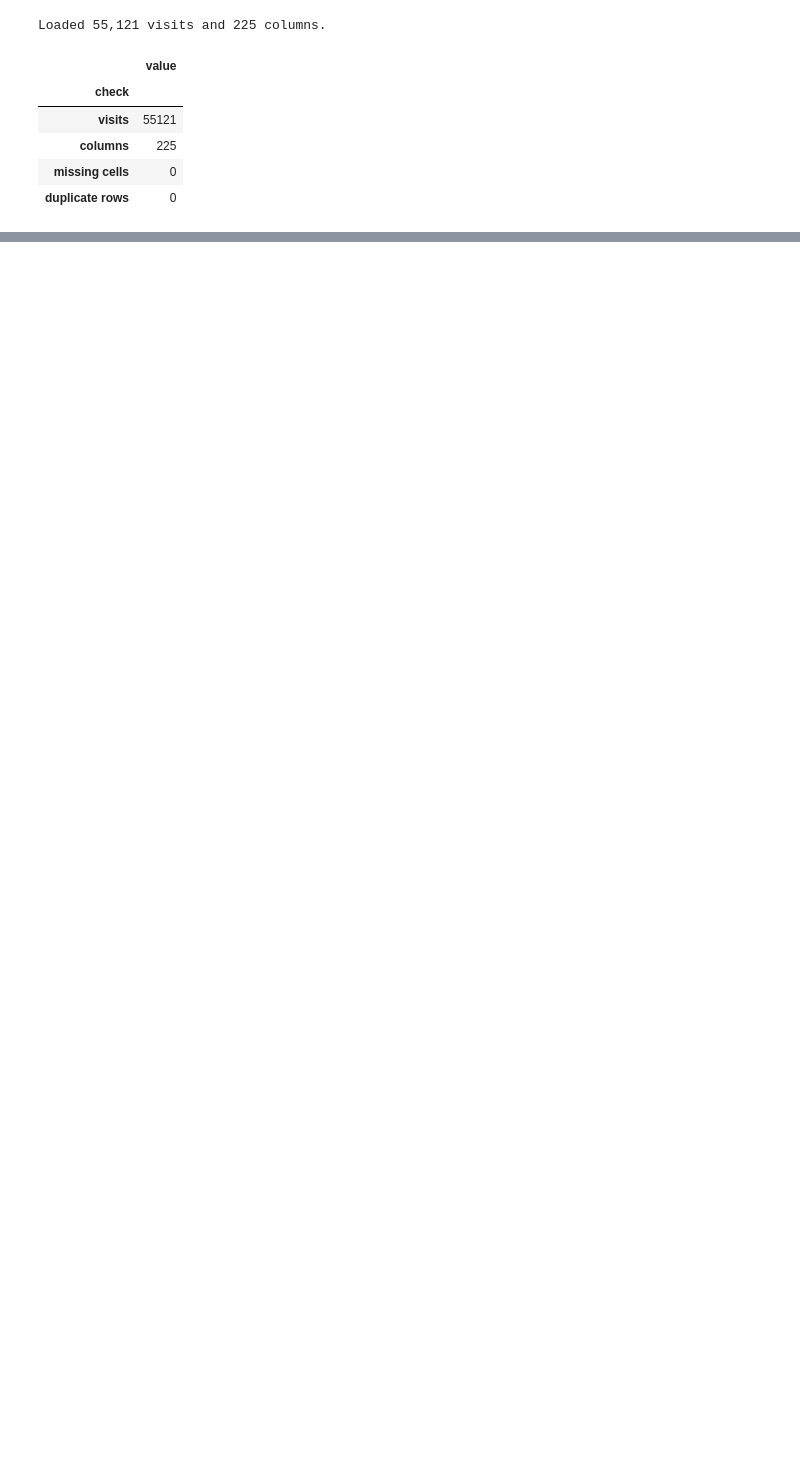
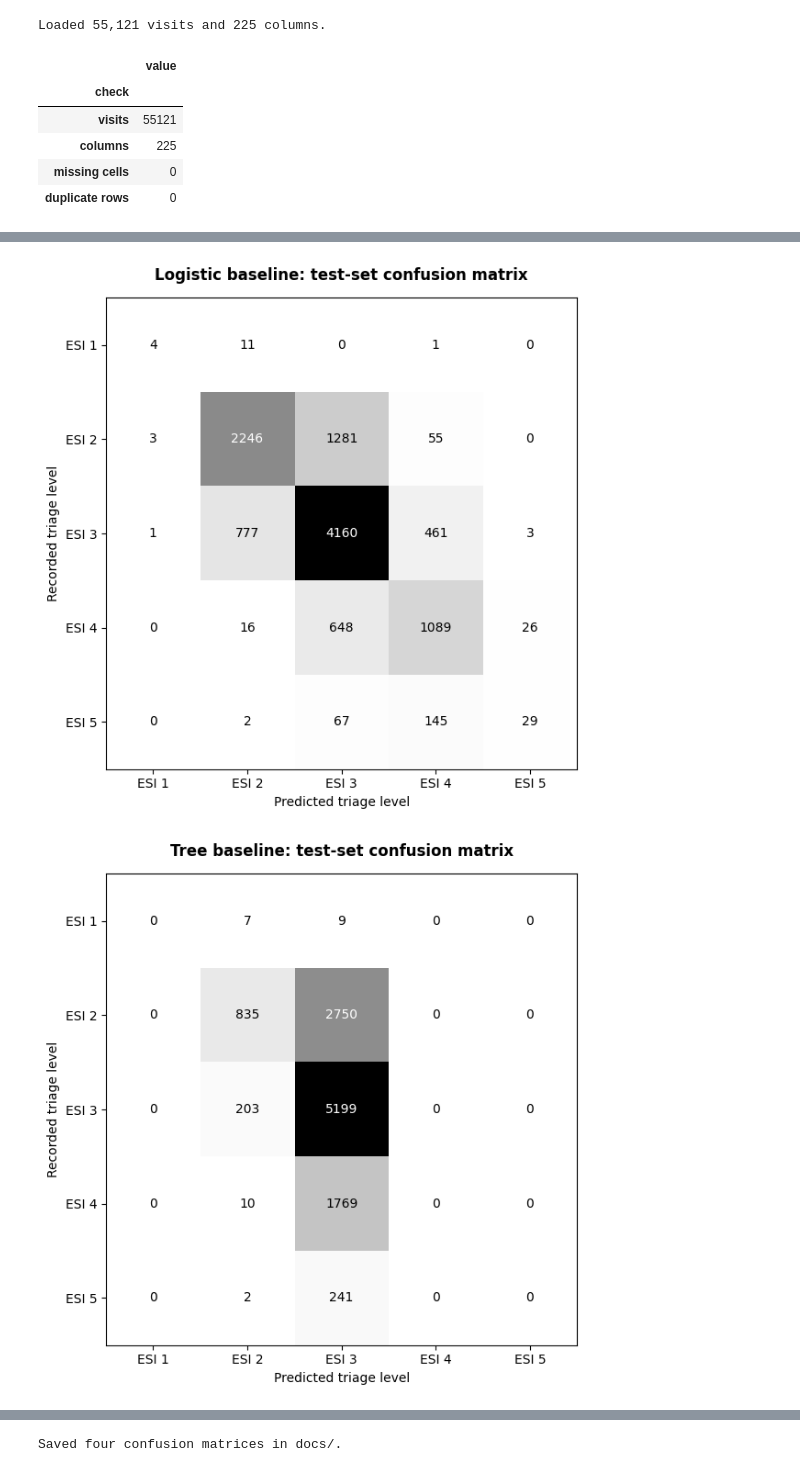
Before and after one commit to Ternatsu2/carisurg-portfolio, a Jupyter notebook: notebooks/week6_final_baseline_models.ipynb, the cells around one changed output, grey strips where cells are left out. Drawn from its saved outputs; the diff is of its cells as text; code cells hidden in the pictures; blank space fills up the shorter version.

Commit message:
Add Week 6 model tuning and ESI 1 review

```diff
--- a/notebooks/week6_final_baseline_models.ipynb
+++ b/notebooks/week6_final_baseline_models.ipynb
@@ -399,0 +424,41 @@ The full clinical CSV remains local and is excluded from version control.
+# %%
+def save_confusion_matrix(y_pred, title, output_name):
+    fig, ax = plt.subplots(figsize=(7.2, 6.2))
+    ConfusionMatrixDisplay.from_predictions(
+        y_test,
+        y_pred,
+        labels=LABELS,
+        display_labels=[f"ESI {label}" for label in LABELS],
+        cmap="Greys",
+        colorbar=False,
+        ax=ax,
+    )
+    ax.set_title(title, pad=14, weight="bold")
+    ax.set_xlabel("Predicted triage level")
+    ax.set_ylabel("Recorded triage level")
+    fig.tight_layout()
+
+    output_path = docs_directory / output_name
+    fig.savefig(output_path, dpi=180, bbox_inches="tight", facecolor="white")
+    plt.show()
+    return output_path
+
+
+matrix_files = {
+    "Logistic baseline": "w6_confusion_logreg.png",
+    "Tree baseline": "w6_confusion_tree.png",
+    "Logistic tuned": "w6_confusion_logreg_tuned.png",
+    "Tree tuned": "w6_confusion_tree_tuned.png",
+}
+
+for model_name, output_name in matrix_files.items():
+    save_confusion_matrix(
+        predictions[model_name],
+        f"{model_name}: test-set confusion matrix",
+        output_name,
+    )
+
+print("Saved four confusion matrices in docs/.")
+# %% [output]
+[figure, added]
+[figure, added]
@@ -399,0 +467 @@ The full clinical CSV remains local and is excluded from version control.
+Saved four confusion matrices in docs/.
```
Also changed, not shown: parts of 42 cells of this notebook, 16 other files.
